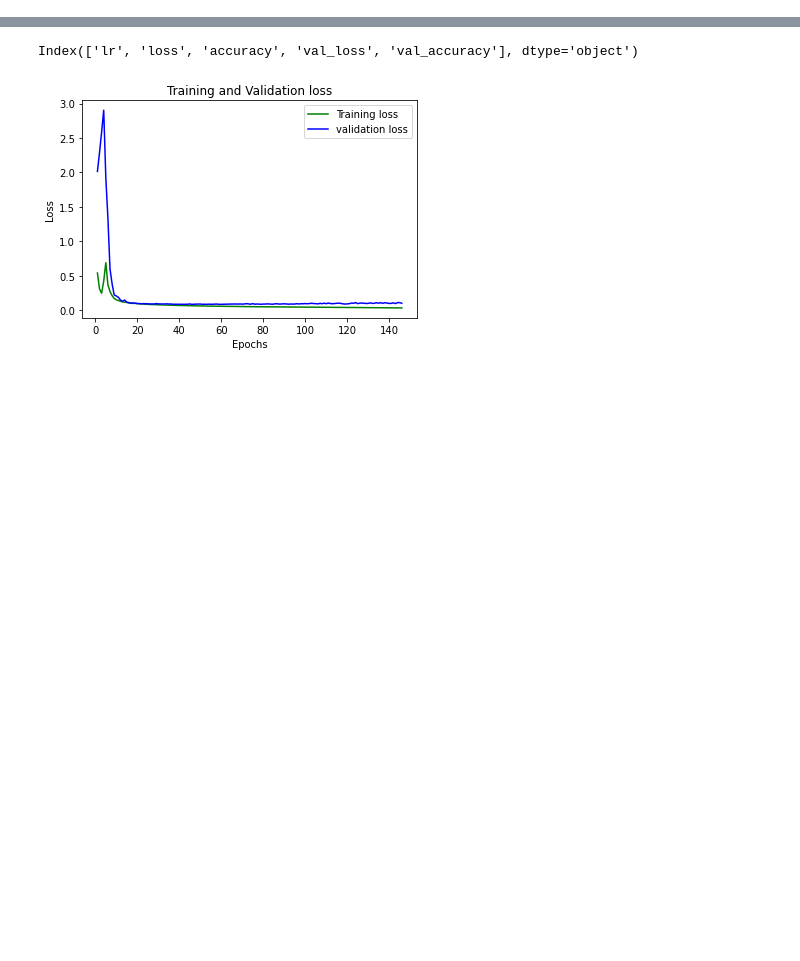
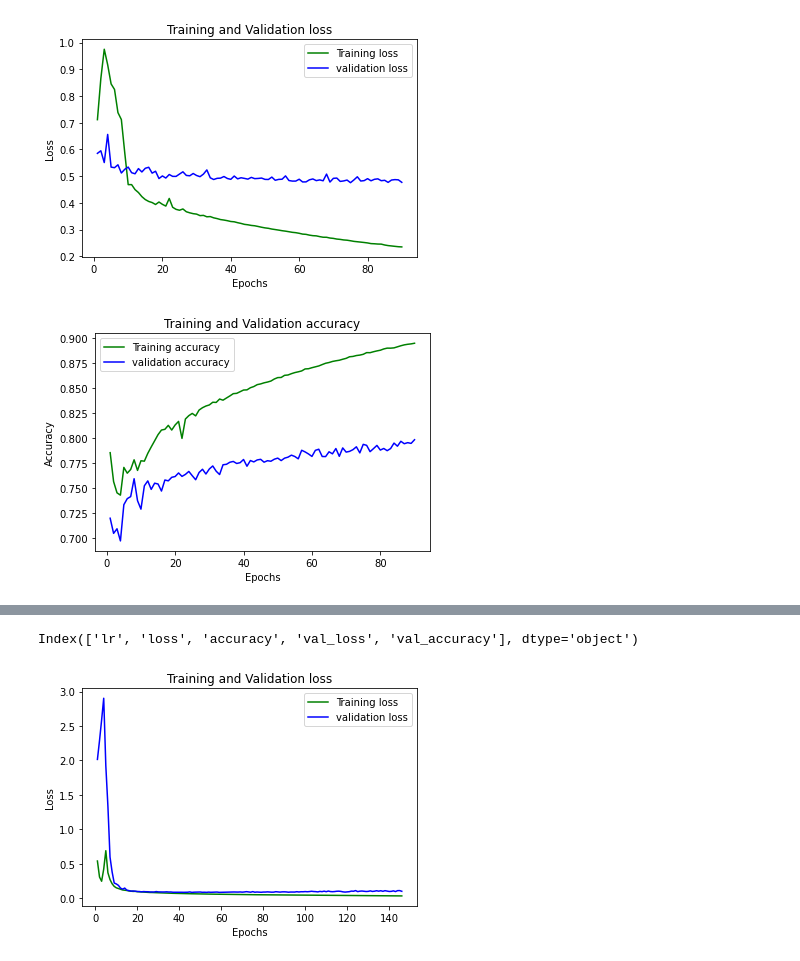
Before and after one commit to Marwaahmed96/deep-transfer-learning, a Jupyter notebook: UDA/pytorch0.3/DAN/visualize_data.ipynb, the cells around one changed output, grey strips where cells are left out. Saved outputs shown, nothing was run; the diff lists cells and outputs as text; code cells hidden in the pictures; blank space fills up the shorter version.

```diff
--- a/UDA/pytorch0.3/DAN/visualize_data.ipynb
+++ b/UDA/pytorch0.3/DAN/visualize_data.ipynb
@@ -18,0 +78,34 @@ df = pd.read_csv(file_path)
+# %%
+train_count = 2
+dataset_name='ISBI'
+experiment_name='resnet_DAN_full_isbi_train_2dropout_patch16_1fc_frommodel1'
+#experiment_name='resnet_DAN_full_isbi_train_dropout_patch16'
+file_name = experiment_name+'_'+str(train_count)+'_history_data.csv'
+file_path = os.path.join(datasets_path, dataset_name,'train',file_name)
+
+df = pd.read_csv(file_path)
+
+loss_train = df['loss']
+loss_val = df['val_loss']
+epochs = range(1,len(loss_train)+1)
+plt.plot(epochs, loss_train, 'g', label='Training loss')
+plt.plot(epochs, loss_val, 'b', label='validation loss')
+plt.title('Training and Validation loss')
+plt.xlabel('Epochs')
+plt.ylabel('Loss')
+plt.legend()
+plt.show()
+
+accuracy_train = df['accuracy']
+accuracy_val = df['val_accuracy']
+epochs = range(1,len(accuracy_train)+1)
+plt.plot(epochs, accuracy_train, 'g', label='Training accuracy')
+plt.plot(epochs, accuracy_val, 'b', label='validation accuracy')
+plt.title('Training and Validation accuracy')
+plt.xlabel('Epochs')
+plt.ylabel('Accuracy')
+plt.legend()
+plt.show()
+# %% [output]
+[figure, added]
+[figure, added]
```
Also changed, not shown: parts of 19 cells of this notebook, 28 other files.
